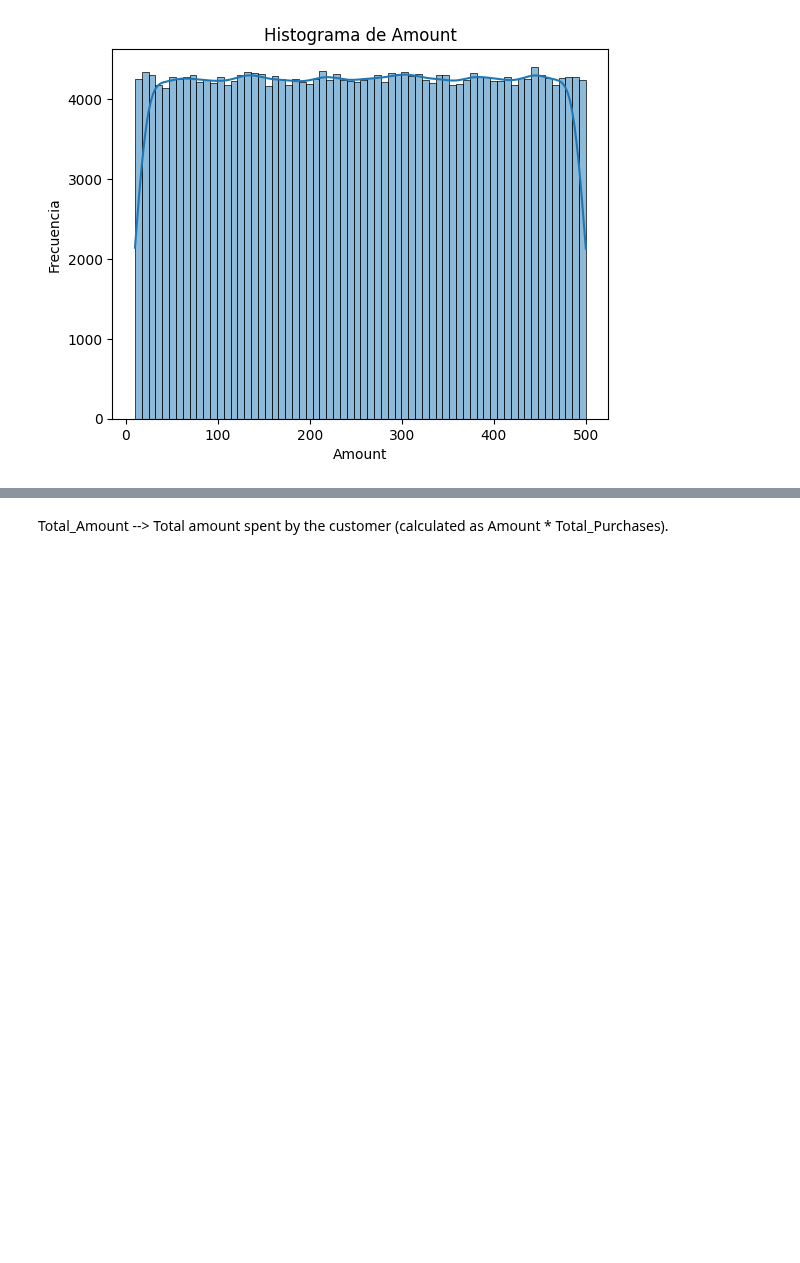
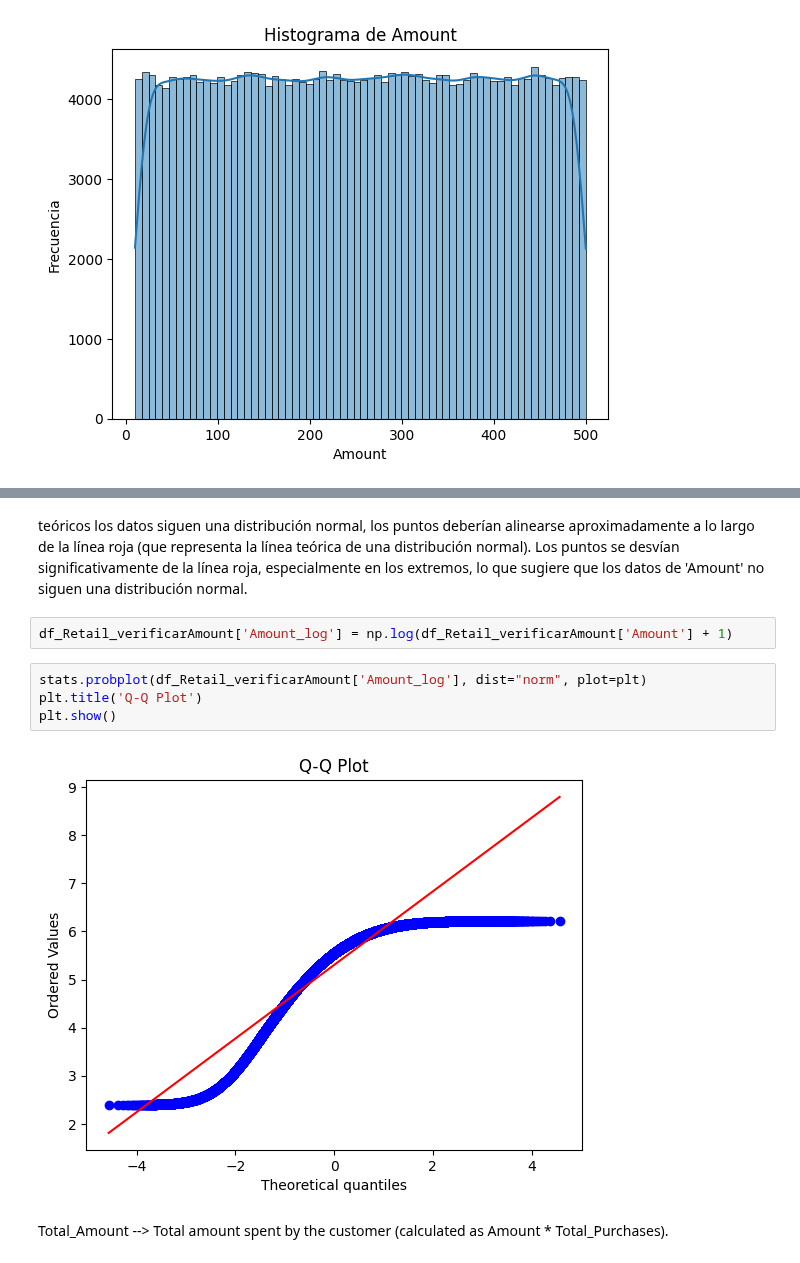
Before and after one commit to marianaolazabal/marianaolazabal-Clasificacion_Compradores_Retails, a Jupyter notebook: src/retails.ipynb, the cells around one changed output, grey strips where cells are left out. Cells and saved outputs as stored; diff of their text form; blank space fills up the shorter version.

```diff
--- a/src/retails.ipynb
+++ b/src/retails.ipynb
@@ -689,3 +692,14 @@ No hay problemas de normalidad
+# %% [markdown]
+teóricos los datos siguen una distribución normal, los puntos deberían alinearse aproximadamente a lo largo de la línea roja (que representa la línea teórica de una distribución normal).
+Los puntos se desvían significativamente de la línea roja, especialmente en los extremos, lo que sugiere que los datos de 'Amount' no siguen una distribución normal.
+# %%
+df_Retail_verificarAmount['Amount_log'] = np.log(df_Retail_verificarAmount['Amount'] + 1)
+# %%
+stats.probplot(df_Retail_verificarAmount['Amount_log'], dist="norm", plot=plt)
+plt.title('Q-Q Plot')
+plt.show()
+# %% [output]
+[figure, added]
 # %% [markdown]
 Total_Amount --> Total amount spent by the customer (calculated as Amount * Total_Purchases).
 # %%
```
Also changed, not shown: parts of 35 cells of this notebook.
